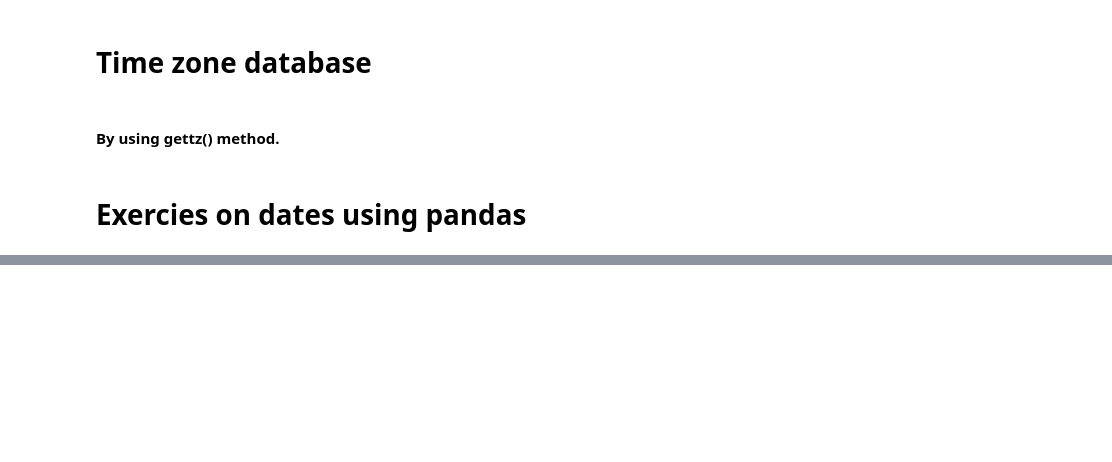
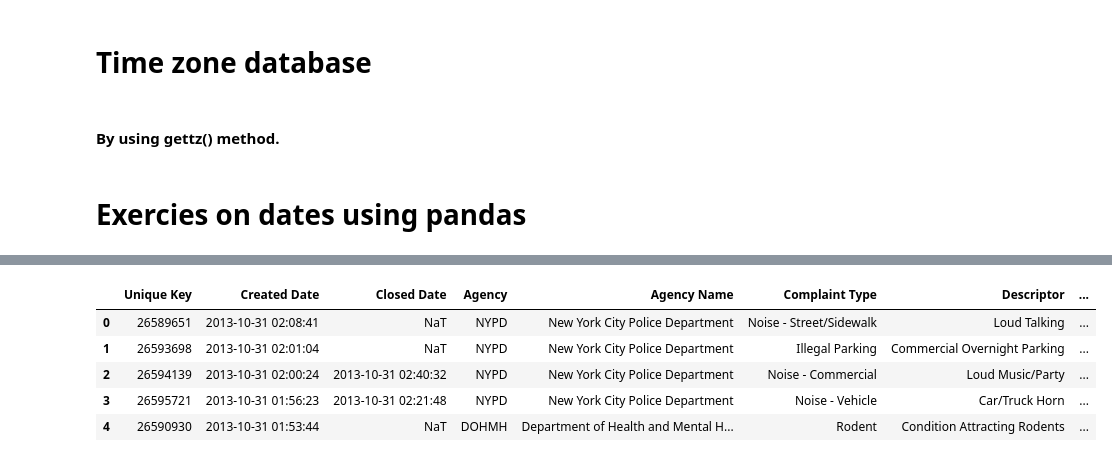
Before and after one commit to olivierla412/data_Camp, a Jupyter notebook: Dates_in_Python.ipynb, the cells around one changed output, grey strips where cells are left out. Saved outputs shown, nothing was run; the diff lists cells and outputs as text; code cells hidden in the pictures; blank space fills up the shorter version.

Commit message:
done with date in python

```diff
--- a/Dates_in_Python.ipynb
+++ b/Dates_in_Python.ipynb
@@ -273,0 +236,2 @@ data_set = pd.read_csv('service_data_set.csv')
+# %%
+info_url = 'https://raw.githubusercontent.com/dsrscientist/dataset1/master/service_dataset.csv'
@@ -274 +240,3 @@ data_set = pd.read_csv('service_data_set.csv')
+# %%
+data = pd.read_csv(info_url, parse_dates=['Created Date','Closed Date'])
 # %%
@@ -275,0 +252,2 @@ data_set.head(8)
+# %%
+data['Duration'] = data['Closed Date'] - data['Created Date']
@@ -275,0 +286,11 @@ data_set.head(8)
+# %%
+data['Duration_clc_able'] = data['Duration'].fillna( method ='bfill')
+# %%
+data.head(5)
+# %% [output]
+|  | Unique Key | Created Date | Closed Date | Agency | Agency Name | Complaint Type | Descriptor | ... |
+| 0 | 26589651 | 2013-10-31 02:08:41 | NaT | NYPD | New York City Police Department | Noise - Street/Sidewalk | Loud Talking | ... |
+| 1 | 26593698 | 2013-10-31 02:01:04 | NaT | NYPD | New York City Police Department | Illegal Parking | Commercial Overnight Parking | ... |
+| 2 | 26594139 | 2013-10-31 02:00:24 | 2013-10-31 02:40:32 | NYPD | New York City Police Department | Noise - Commercial | Loud Music/Party | ... |
+| 3 | 26595721 | 2013-10-31 01:56:23 | 2013-10-31 02:21:48 | NYPD | New York City Police Department | Noise - Vehicle | Car/Truck Horn | ... |
+| 4 | 26590930 | 2013-10-31 01:53:44 | NaT | DOHMH | Department of Health and Mental H... | Rodent | Condition Attracting Rodents | ... |
```
Also changed, not shown: parts of 77 cells of this notebook.
